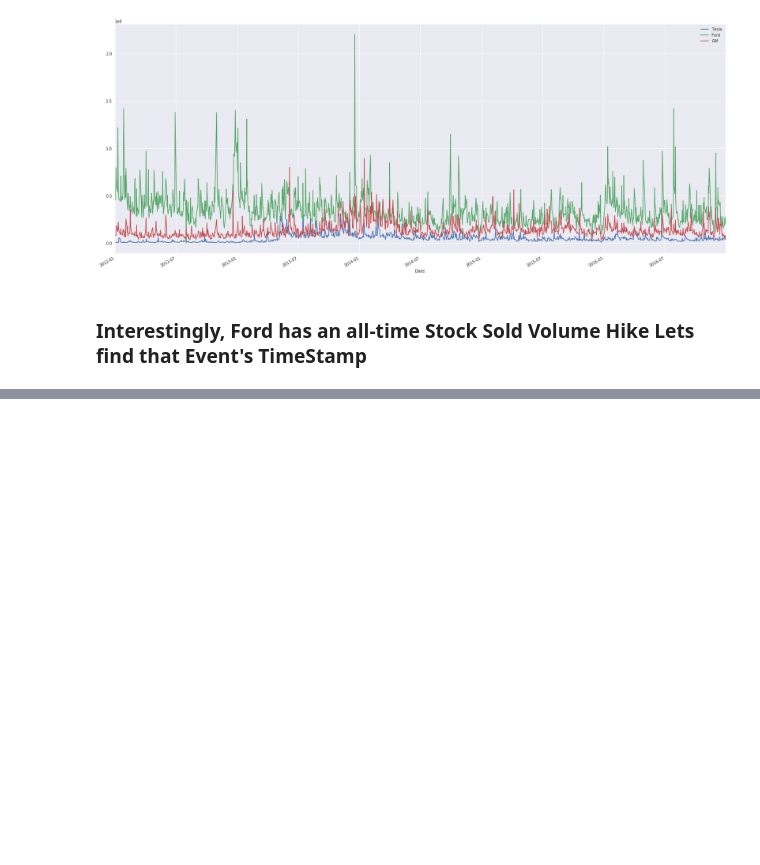
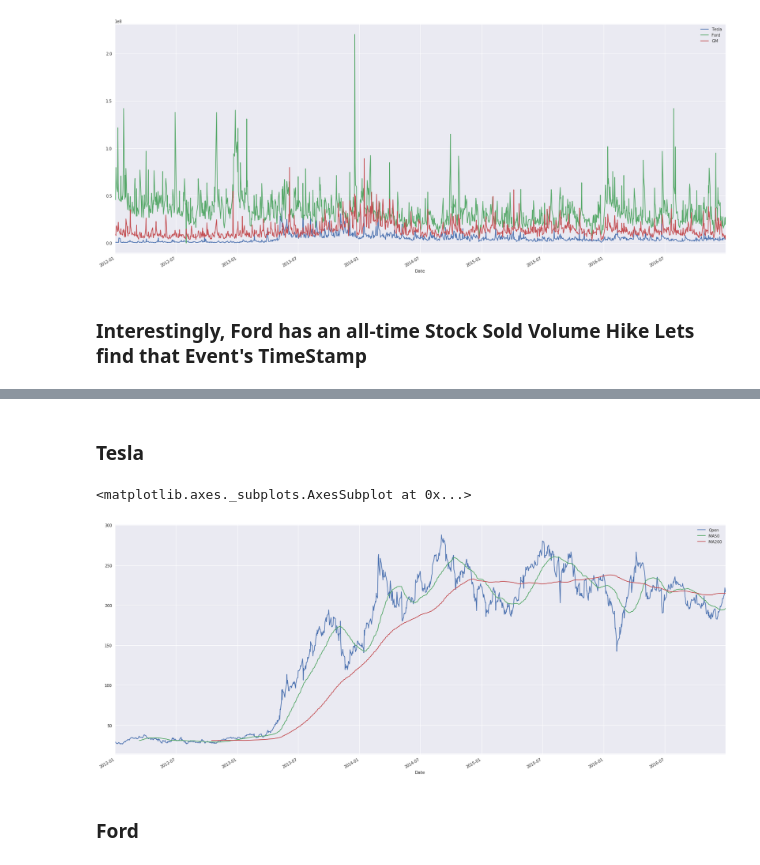
Before and after one commit to HeadHunTeR779/Stock-Analysis-of-Automobile-Giants, a Jupyter notebook: Stock_Analysis.ipynb, the cells around one changed output, grey strips where cells are left out. Drawn from its saved outputs; the diff is of its cells as text; code cells hidden in the pictures; blank space fills up the shorter version.

```diff
--- a/Stock_Analysis.ipynb
+++ b/Stock_Analysis.ipynb
@@ -82,0 +117,12 @@ Timestamp('2013-12-18 00:00:00')
+# %% [markdown]
+### Tesla
+# %%
+tesla["MA50"] = tesla["Open"].rolling(50).mean()
+tesla["MA200"] = tesla["Open"].rolling(200).mean()
+# %%
+tesla[["Open","MA50","MA200"]].plot(figsize=(28,12),xlim=[lower_limit, upper_limit])
+# %% [output]
+<matplotlib.axes._subplots.AxesSubplot at 0x...>
+[figure, added]
+# %% [markdown]
+### Ford
```
Also changed, not shown: parts of 18 cells of this notebook.
